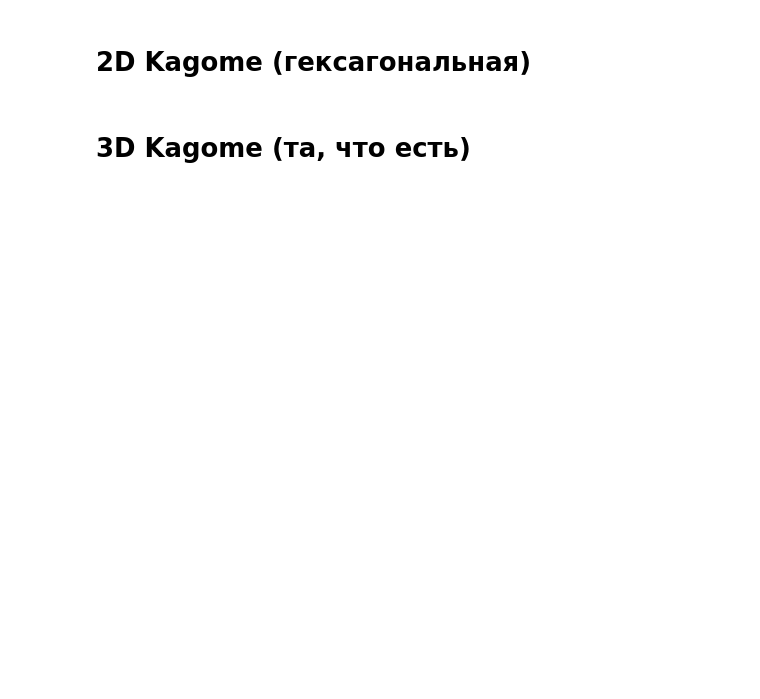
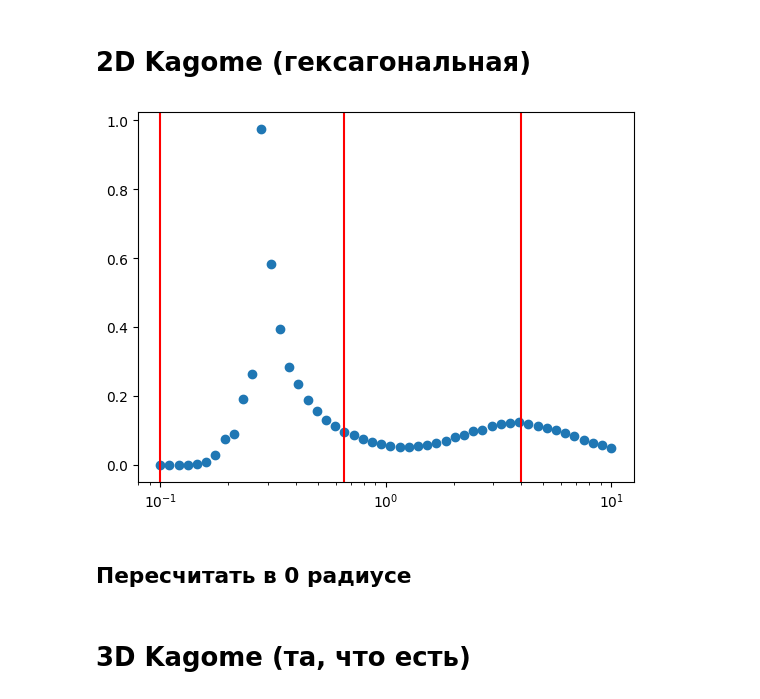
Before and after one commit to Faikert/autocorrelator_2030, a Jupyter notebook: data/temperatures.ipynb, the cells around one changed output. Drawn from its saved outputs; the diff is of its cells as text; code cells hidden in the pictures; blank space fills up the shorter version.

```diff
--- a/data/temperatures.ipynb
+++ b/data/temperatures.ipynb
@@ -63,4 +82,15 @@ for t in temps:
 # %% [markdown]
 # 2D Kagome (гексагональная)
+# %%
+a = np.loadtxt("2d_kagome_N1200.out")
+plt.xscale("log")
+plt.scatter(a[:,0], a[:,1])
+temps = [1e-1, 6.5e-1, 4]
+for t in temps:
+    plt.axvline(t, c='red')
+# %% [output]
+[figure, added]
+# %% [markdown]
+## Пересчитать в 0 радиусе
 # %% [markdown]
 # 3D Kagome (та, что есть)
```
Also changed, not shown: parts of 6 cells of this notebook.
